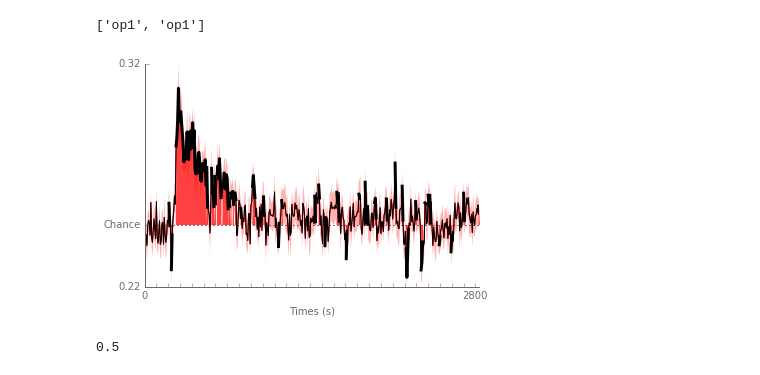
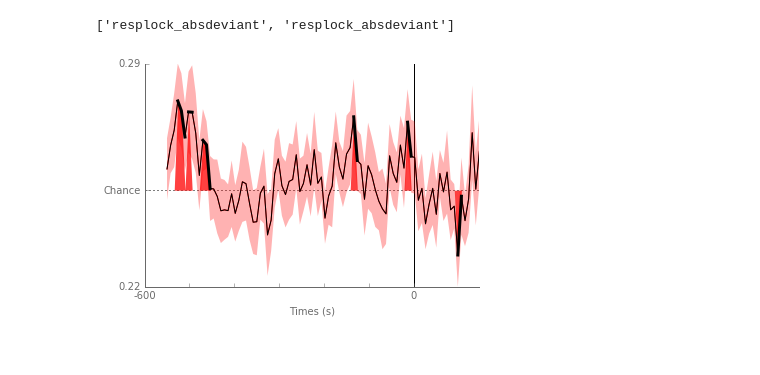
Before and after one commit to pinheirochagas/Calc_MEG, a Jupyter notebook: decoding/notebooks/decoding_notebook.ipynb, the cells around one changed output. Cells and saved outputs as stored; diff of their text form; code cells hidden in the pictures.

Commit message:
decoding resp timelock

```diff
--- a/decoding/notebooks/decoding_notebook.ipynb
+++ b/decoding/notebooks/decoding_notebook.ipynb
@@ -106,5 +108,8 @@ for c, cond in enumerate(conditions):
 
     group_diagonal[c, :] = np.mean(all_diagonals[c, :, :], 0)
     sem_group_diagonal[c, :] = stats.sem(all_diagonals[c, :, :], 0)
+# %%
+times = np.arange(results['train_times']['start'],results['train_times']['stop'] + 0.008,0.008)
+times = np.arange(-0.55,results['train_times']['stop'] + 0.05 + 0.008,0.008)
 # %%
 all_scores.shape
@@ -170,7 +177,7 @@ for c, cond in enumerate(conditions):
     for s, sub in enumerate(subjects):
         print(sub)
         print(cond)
-        pretty_gat(all_scores[c, s,:,:], chance = chance, ax = None, sig = None, cmap = 'RdBu_r',
+        pretty_gat(all_scores[c, s,:,:], times=times, chance = chance, ax = None, sig = None, cmap = 'RdBu_r',
              clim = None, colorbar = True, xlabel = 'Testing Time (s)',
              ylabel = 'Training Time (s)', sfreq = 125, test_times = None)
 
@@ -199,7 +206,7 @@ s08
 #Plot original GAT - group
 for c, cond in enumerate(conditions):
     print(cond)
-    pretty_gat(group_scores[c, 0:300, 0:300], chance = chance, ax = None, sig = None, cmap = 'RdBu_r',
+    pretty_gat(group_scores[c, 0:300, 0:300], times=times,chance = chance, ax = None, sig = None, cmap = 'RdBu_r',
              clim = None, colorbar = True, xlabel = 'Testing Time (s)',
              ylabel = 'Training Time (s)', sfreq = 125, test_times = None)
     plt.show()
@@ -221,10 +228,10 @@ for c, cond in enumerate(conditions):
 for c, cond in enumerate(conditions):
     classLines = [None, None, toi, toi]
     print(cond)
-    pretty_gat(group_scores[c, :, :], chance = chance, ax = None, sig = p_values_gat_fdr[c,:]<0.05, cmap = 'RdBu_r',
-             colorbar = None, xlabel = 'Testing Time (s)',
+    pretty_gat(group_scores[c, :, :], times=times, chance = chance, ax = None, sig = p_values_gat_fdr[c,:]<0.05, cmap = 'RdBu_r',
+             colorbar = True, xlabel = 'Testing Time (s)',
              ylabel = 'Training Time (s)', sfreq = 125, test_times = None)
-    fname = dirs['gp_result'] + '/' + cond[0] + '_' + cond[1] + '-uncorrectedGAT_contour.tif'
-    #plt.savefig(fname, format = 'tif', dpi = 300, bbox_inches = 'tight')
+    fname = dirs['gp_result'] + cond[0] + '_' + cond[1] + '/' + cond[0] + '_' + cond[1] + 'group_gat_corrected.png'
+    plt.savefig(fname, dpi = 600)
     plt.show()
 # %% [output]
@@ -233,27 +240,15 @@ for c, cond in enumerate(conditions):
 # %%
-#Plot diagonal with uncorrected p values
-#colors = ['dodgerblue', 'darkturquoise', 'darkred', 'crimson']
-colors = [(0.0, 0.4470588235294118, 0.6980392156862745),
-                 (0.0, 0.6196078431372549, 0.45098039215686275),
-                 (0.8352941176470589, 0.3686274509803922, 0.0),
-                 (0.8, 0.4745098039215686, 0.6549019607843137),
-                 (0.9411764705882353, 0.8941176470588236, 0.25882352941176473),
-                 (0.33725490196078434, 0.7058823529411765, 0.9137254901960784)]
-
+#Plot diagonal with corrected p values
 for c, cond in enumerate(conditions):
         print (cond)
         #print(times[np.where(p_values_diagonal[c, :] < .05)])
-        pretty_decod(all_diagonals[c, :, :], chance=chance, sig=p_values_diagonal_fdr[c, :]<0.0001,
+        pretty_decod(all_diagonals[c, :, :], times=times, chance=chance, sig=p_values_diagonal_fdr[c, :]<0.05,
                  color=[1,0,0], fill=True, xlabel='Times (s)', sfreq=sfreq)
-        fname = dirs['gp_result'] + '/' + cond[0] + '_' + cond[1] + '-uncorrectedDiag_smooth.tif'
-        #plt.savefig(fname, format = 'tif', dpi = 300, bbox_inches = 'tight')
+        fname = dirs['gp_result'] + cond[0] + '_' + cond[1] + '/' + cond[0] + '_' + cond[1] + 'group_diagonal_corrected.png'
+        plt.savefig(fname, dpi = 600)
 
         plt.show()
 # %% [output]
-['op1', 'op1']
+['resplock_absdeviant', 'resplock_absdeviant']
-[figure, old version]
+[figure, new version]
-# %%
-all_diagonals
-# %% [output]
-0.5
 # %%
```
Also changed, not shown: parts of 10 cells of this notebook, 6 other files.
